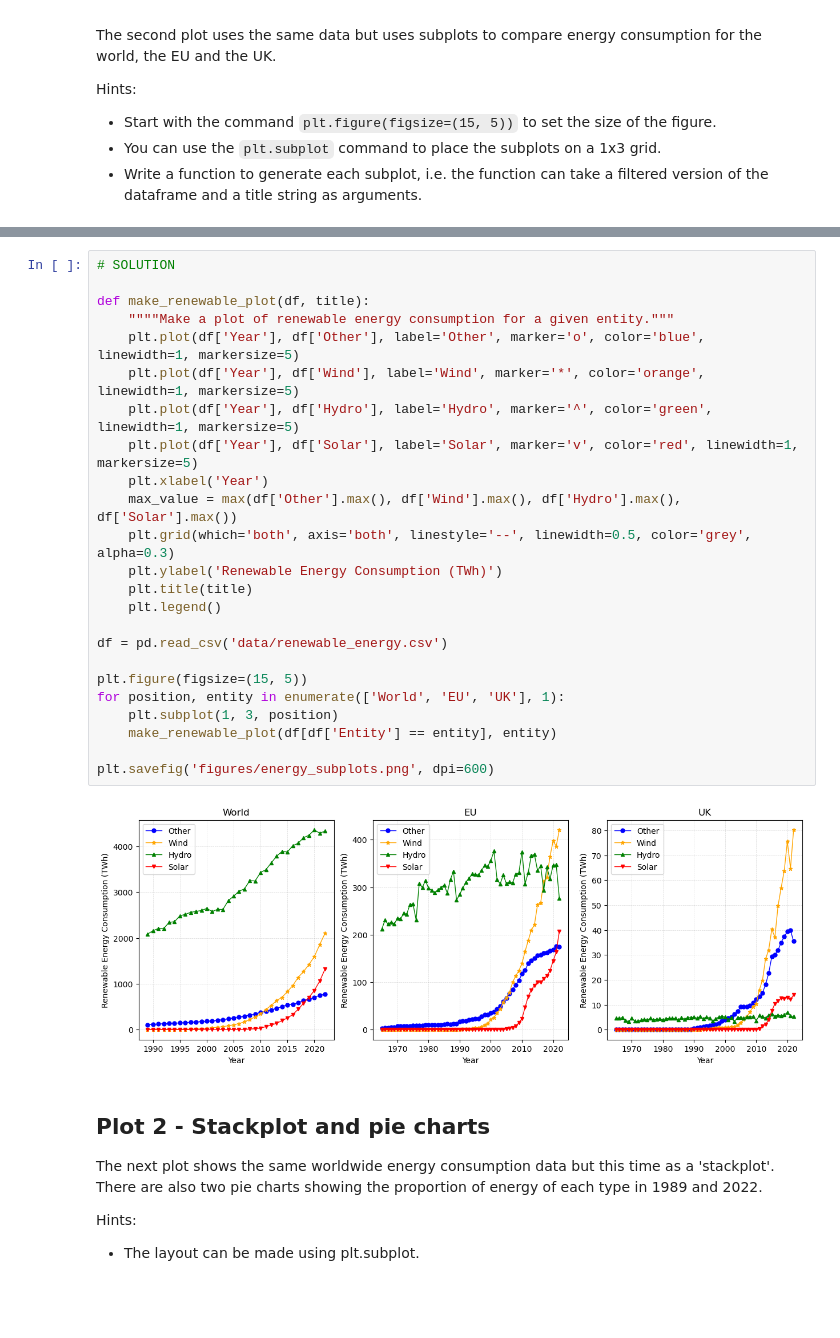
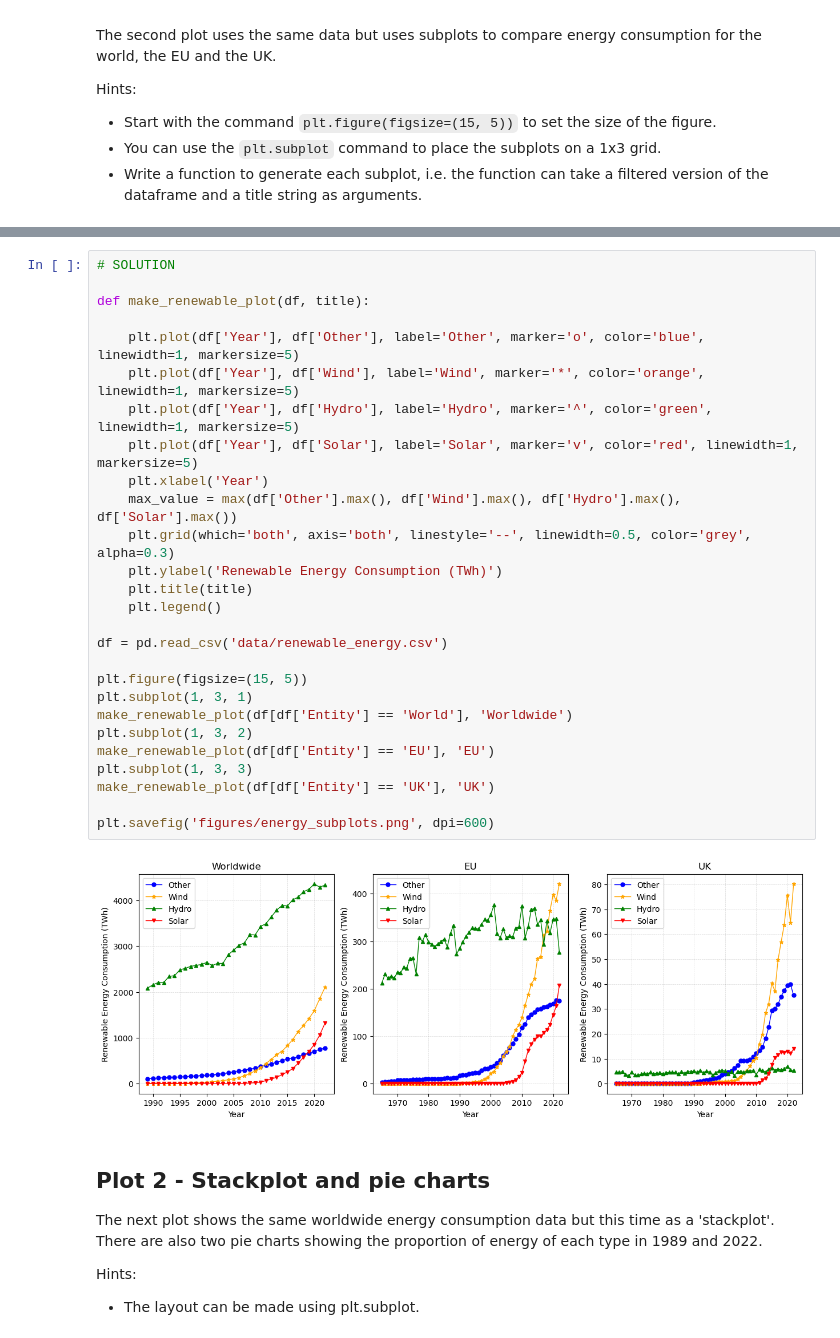
Before and after one commit to UOS-COM-6018/COM6018, a Jupyter notebook: materials/solutions/050_using_matplotlib.ipynb, the cells around one changed output, grey strips where cells are left out. Cells and saved outputs as stored; diff of their text form; blank space fills up the shorter version.

```diff
--- a/materials/solutions/050_using_matplotlib.ipynb
+++ b/materials/solutions/050_using_matplotlib.ipynb
@@ -67,29 +67,32 @@ Hints:
 # %%
 # SOLUTION
 
 def make_renewable_plot(df, title):
-    """"Make a plot of renewable energy consumption for a given entity."""
+
     plt.plot(df['Year'], df['Other'], label='Other', marker='o', color='blue', linewidth=1, markersize=5)
     plt.plot(df['Year'], df['Wind'], label='Wind', marker='*', color='orange', linewidth=1, markersize=5)
     plt.plot(df['Year'], df['Hydro'], label='Hydro', marker='^', color='green', linewidth=1, markersize=5)
     plt.plot(df['Year'], df['Solar'], label='Solar', marker='v', color='red', linewidth=1, markersize=5)
     plt.xlabel('Year')
     max_value = max(df['Other'].max(), df['Wind'].max(), df['Hydro'].max(), df['Solar'].max())
     plt.grid(which='both', axis='both', linestyle='--', linewidth=0.5, color='grey', alpha=0.3)
     plt.ylabel('Renewable Energy Consumption (TWh)')
     plt.title(title)
     plt.legend()
 
 df = pd.read_csv('data/renewable_energy.csv')
 
 plt.figure(figsize=(15, 5))
-for position, entity in enumerate(['World', 'EU', 'UK'], 1):
-    plt.subplot(1, 3, position)
-    make_renewable_plot(df[df['Entity'] == entity], entity)
+plt.subplot(1, 3, 1)
+make_renewable_plot(df[df['Entity'] == 'World'], 'Worldwide')
+plt.subplot(1, 3, 2)
+make_renewable_plot(df[df['Entity'] == 'EU'], 'EU')
+plt.subplot(1, 3, 3)
+make_renewable_plot(df[df['Entity'] == 'UK'], 'UK')
 
 plt.savefig('figures/energy_subplots.png', dpi=600)
 # %% [output]
-[figure, old version]
+[figure, new version]
 # %% [markdown]
 ## Plot 2 - Stackplot and pie charts
 
```
Also changed, not shown: parts of 4 cells of this notebook, 3 other files.
